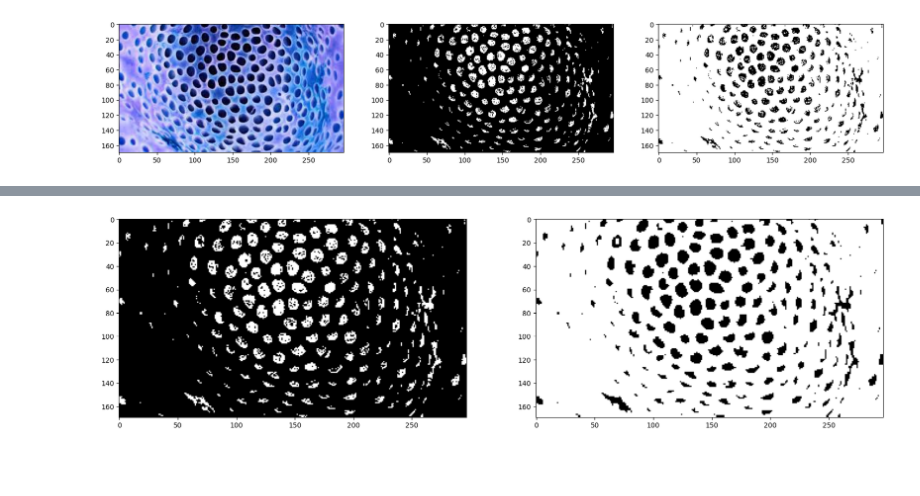
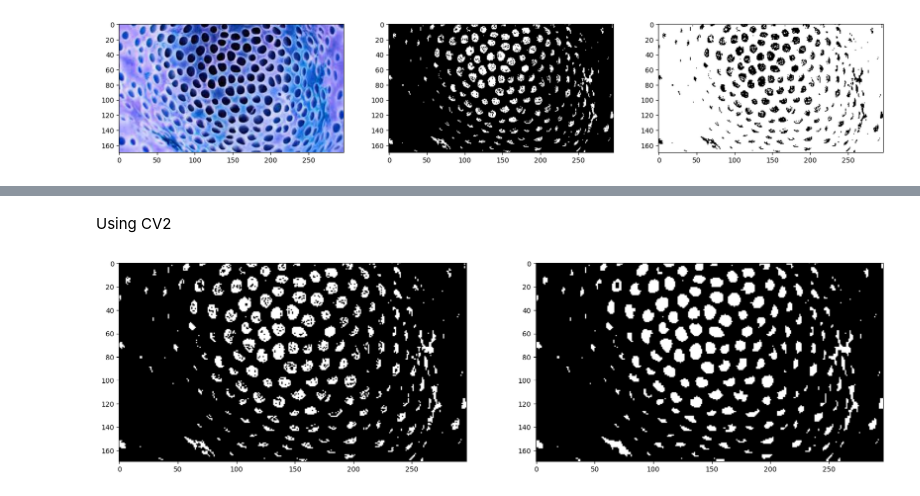
Before and after one commit to tomast1337/Image-Processing, a Jupyter notebook: aula13.ipynb, the cells around one changed output, grey strips where cells are left out. Saved outputs shown, nothing was run; the diff lists cells and outputs as text; code cells hidden in the pictures; blank space fills up the shorter version.

```diff
--- a/aula13.ipynb
+++ b/aula13.ipynb
@@ -31,24 +68,12 @@ plt.show()
+# %% [markdown]
+Using CV2
 # %%
 #Fill the holes in the bw image
 kernel = np.ones((3,3),np.uint8)
 closing = cv2.morphologyEx(bw, cv2.MORPH_CLOSE, kernel)
-closing = cv2.bitwise_not(closing)
-
-# or
-def close_holes(img:np.array,kernel:np.array)-> np.array:
-    inverse = cv2.bitwise_not(img)
-    w, h = inverse.shape
-    im_floodfill = inverse.copy()
-    # Mask used to flood filling.
-    # Notice the size needs to be 2 pixels than the image.
-    h, w = inverse.shape[:2]
-    mask = np.zeros((h+2, w+2), np.uint8)
-
-
-
 fig, ax = plt.subplots(1, 2, figsize=(20, 10))
 ax[0].imshow(bw, cmap="gray")
 ax[1].imshow(closing, cmap="gray")
 plt.show()
 # %% [output]
-[figure, old version]
+[figure, new version]
```
Also changed, not shown: parts of 2 cells of this notebook.
